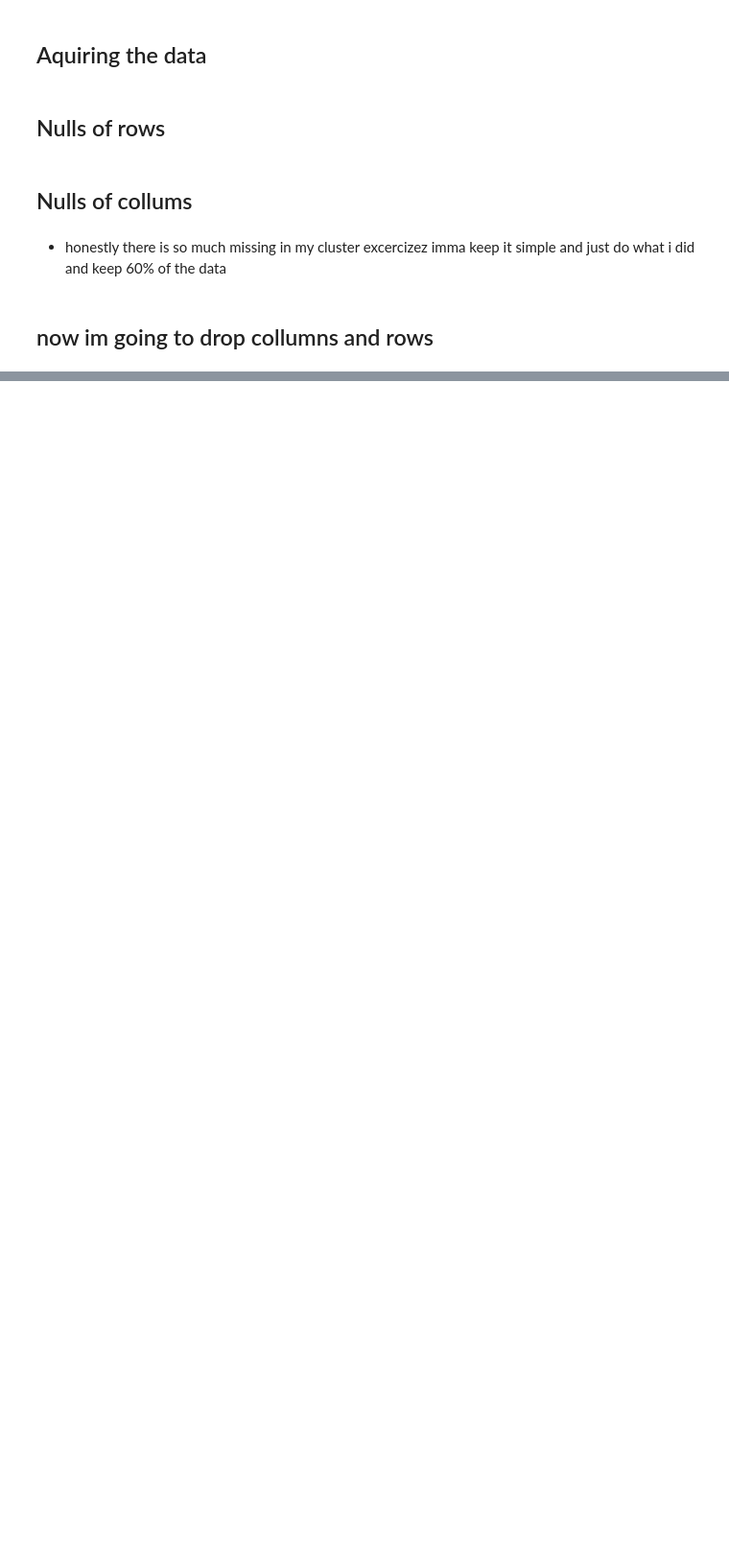
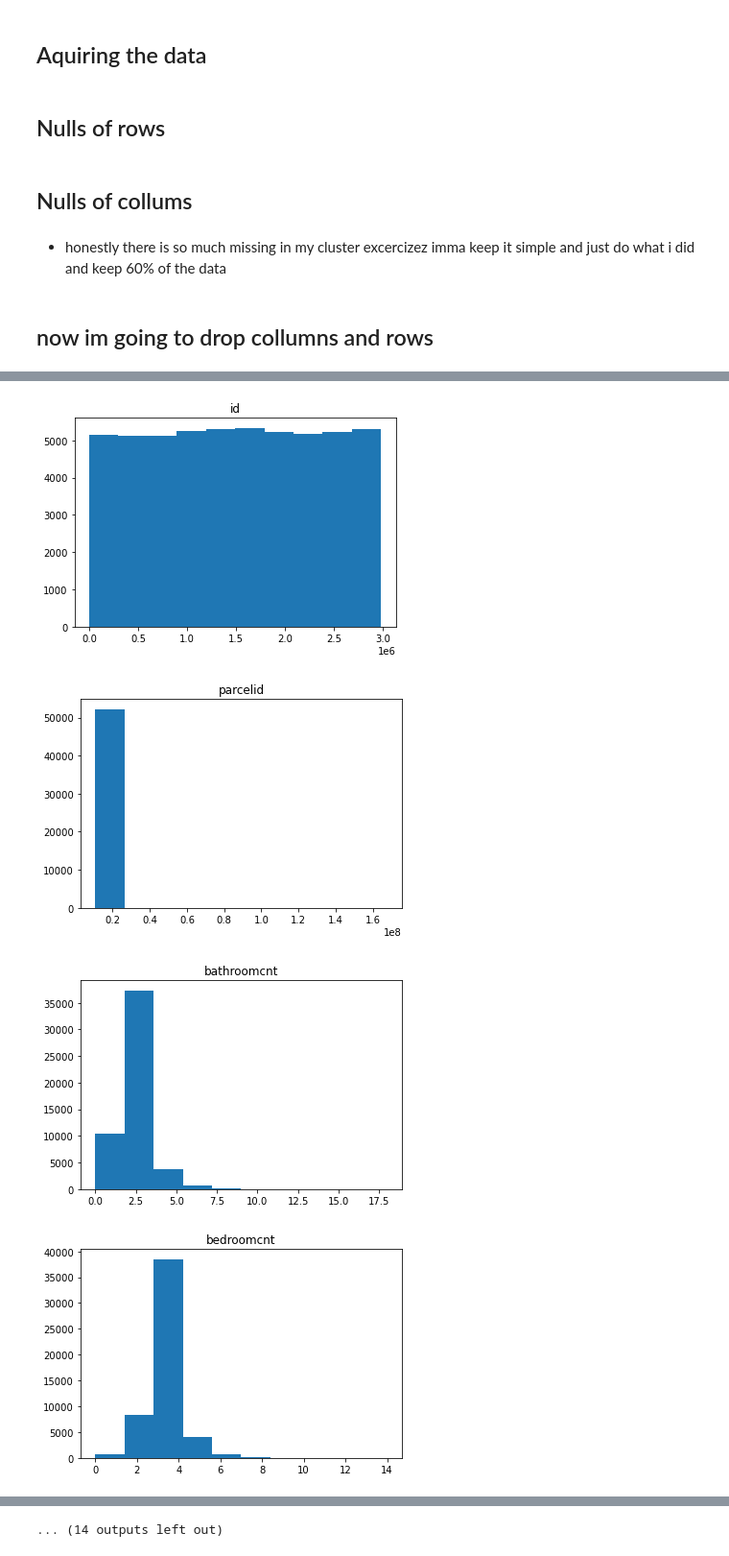
Before and after one commit to GladyBarrios/Zillow_clustering_Project, a Jupyter notebook: wrangle.ipynb, the cells around one changed output, grey strips where cells are left out. Shown: that part at 96% size. Drawn from its saved outputs; the diff is of its cells as text; code cells hidden in the pictures; blank space fills up the shorter version.

```diff
--- a/wrangle.ipynb
+++ b/wrangle.ipynb
@@ -206,0 +330,5 @@ df = df.drop(columns=['Unnamed: 0'])
+# %%
+df['acres'] = df.lotsizesquarefeet/43560
+# %%
+ df['acres_bin'] = pd.cut(df.acres, bins = [0, .10, .15, .25, .5, 1, 5, 10, 20, 50, 200],
+                       labels = [0, .1, .2, .3, .4, .5, .6, .7, .8, .9])
@@ -206,0 +352,21 @@ df = df.drop(columns=['Unnamed: 0'])
+# %%
+def get_counties():
+    '''
+    This function will create dummy variables out of the original fips column.
+    And return a dataframe with all of the original columns except regionidcounty.
+    We will keep fips column for data validation after making changes.
+    New columns added will be 'LA', 'Orange', and 'Ventura' which are boolean
+    The fips ids are renamed to be the name of the county each represents.
+    '''
+    # create dummy vars of fips id
+    county_df = pd.get_dummies(df.fips)
+    # rename columns by actual county name
+    county_df.columns = ['LA', 'Orange', 'Ventura']
+    # concatenate the dataframe with the 3 county columns to the original dataframe
+    df_dummies = pd.concat([df, county_df], axis = 1)
+    # drop regionidcounty and fips columns
+    df_dummies = df_dummies.drop(columns = ['regionidcounty'])
+    return df_dummies
+# %%
+df = get_counties()
+df.head()
@@ -206,0 +401,10 @@ df = df.drop(columns=['Unnamed: 0'])
+# %%
+for col in df.columns:
+    plt.hist(df[col])
+    plt.title(col)
+    plt.show()
+# %% [output]
+[figure, added]
+[figure, added]
+[figure, added]
+[figure, added]
@@ -206,0 +419 @@ df = df.drop(columns=['Unnamed: 0'])
+... (14 outputs left out)
```
Also changed, not shown: parts of 60 cells of this notebook, 4 other files.
